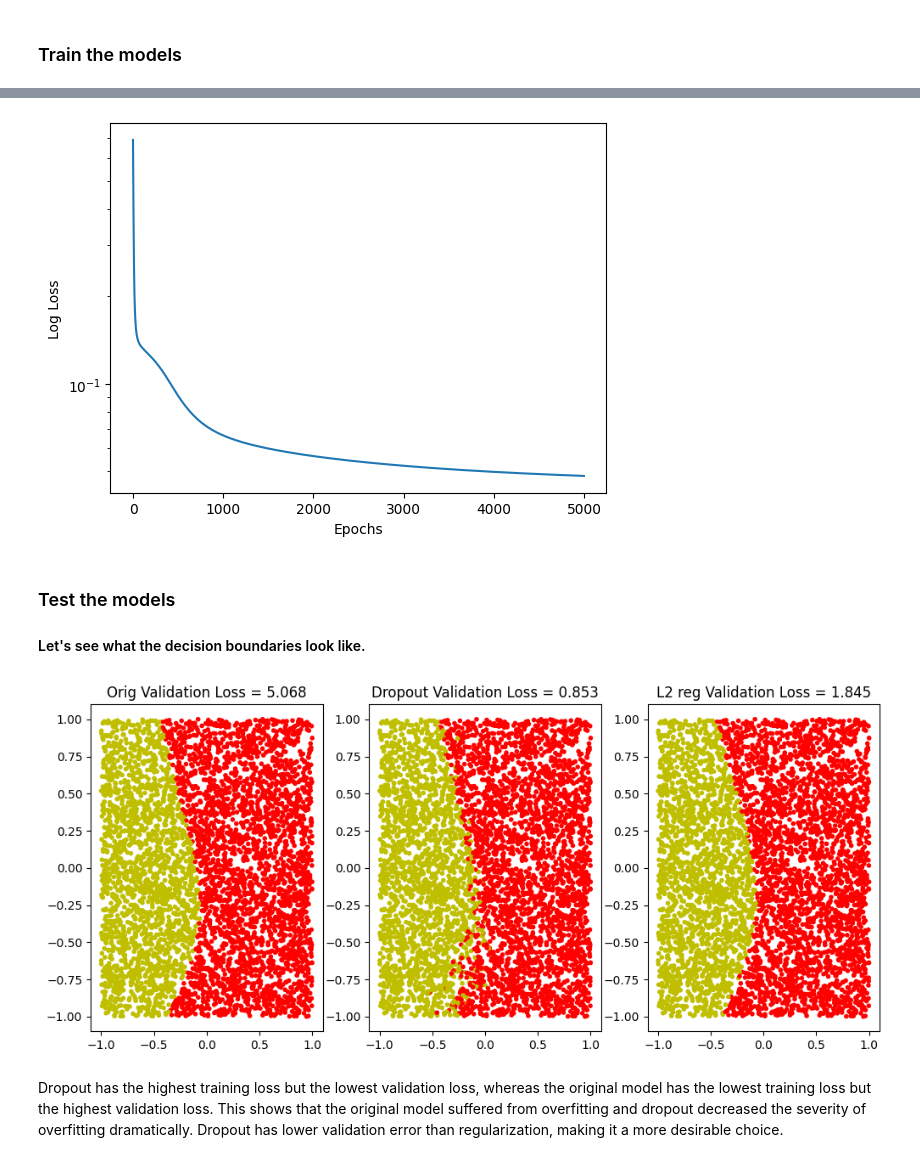
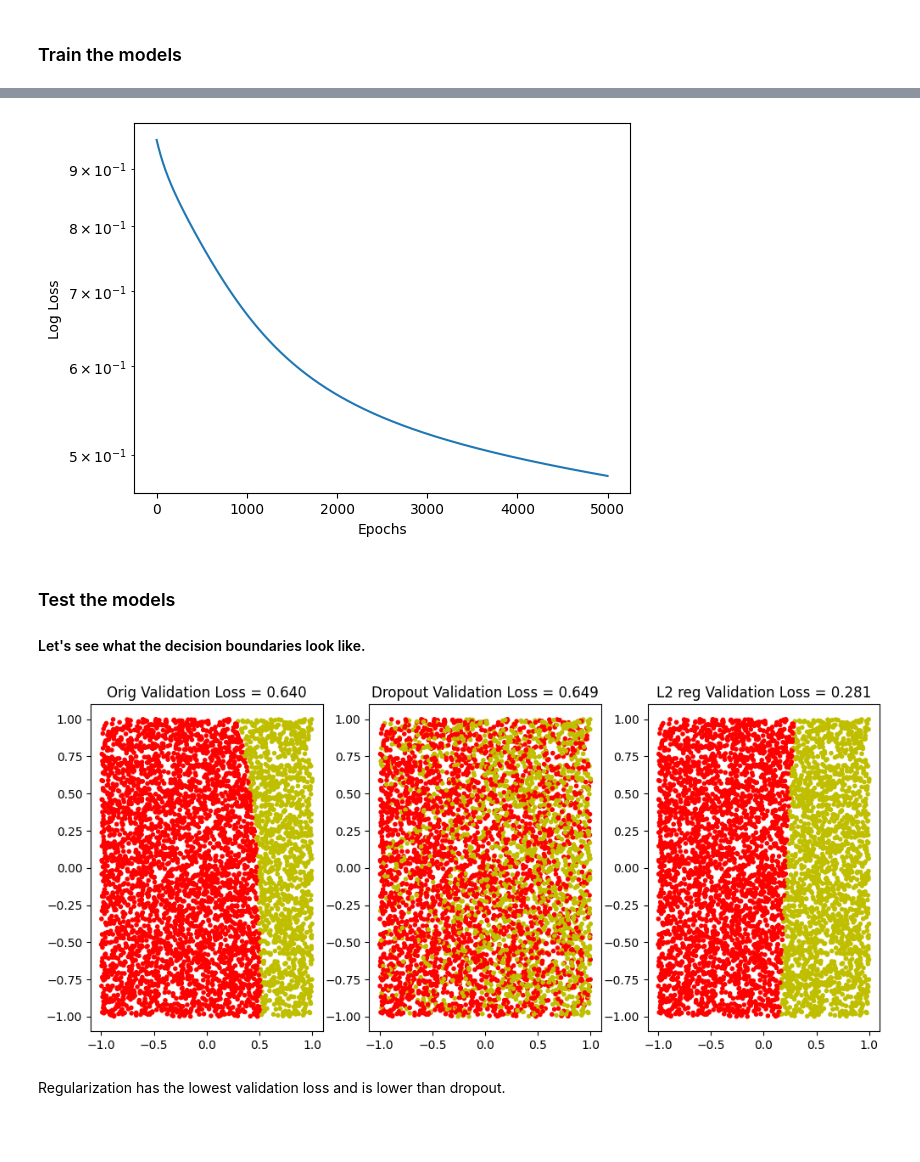
Before and after one commit to eth-tran/CS479-Assignment-3, a Jupyter notebook: a3q3.ipynb, the cells around one changed output, grey strips where cells are left out. Drawn from its saved outputs; the diff is of its cells as text; code cells hidden in the pictures; blank space fills up the shorter version.

```diff
--- a/a3q3.ipynb
+++ b/a3q3.ipynb
@@ -145,7 +145,7 @@ class RobustNetwork(torch.nn.Module):
             with torch.no_grad():
                 #replace me for gradient descent updates
                 for p in self.parameters():
-                    p -= lr * p.grad
+                    p -= l2_lambda * lr * p.grad
         plt.plot(np.array(losses))
         plt.yscale('log'); plt.xlabel('Epochs'); plt.ylabel('Log Loss');
 
@@ -188,5 +188,5 @@ Final loss = 0.03012649342417717
 #network with l2 regularization (l2net) training here
 l2net.drop_lyr1.dropprob = 0.
 l2net.drop_lyr2.dropprob = 0.
-l2losses = l2net.learn(train.inputs(), train.targets(), epochs=n_epochs, lr=lr, l2_lambda=1e-3)
+l2losses = l2net.learn(train.inputs(), train.targets(), epochs=n_epochs, lr=lr, l2_lambda=0.01)
 # %% [output]
@@ -194,4 +194,4 @@ Final loss = 0.04822302609682083
-[figure, old version]
+[figure, new version]
 # %% [markdown]
 ### Test the models
 #### Let's see what the decision boundaries look like.
@@ -222,6 +222,6 @@ plt.subplot(1,3,3)
 #Model with L2 regularization
 validation.plot(labels=l2net(validation.inputs())); plt.title(f'L2 reg Validation Loss = {l2validation_loss:.3f}');
 # %% [output]
-[figure, old version]
+[figure, new version]
-# %% [markdown]
-Dropout has the highest training loss but the lowest validation loss, whereas the original model has the lowest training loss but the highest validation loss. This shows that the original model suffered from overfitting and dropout decreased the severity of overfitting dramatically. Dropout has lower validation error than regularization, making it a more desirable choice.
+# %% [markdown]
+Regularization has the lowest validation loss and is lower than dropout.
```
Also changed, not shown: parts of 5 cells of this notebook, 1 other file.
